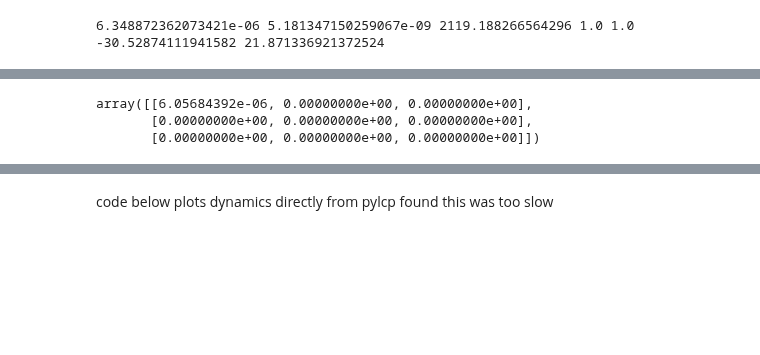
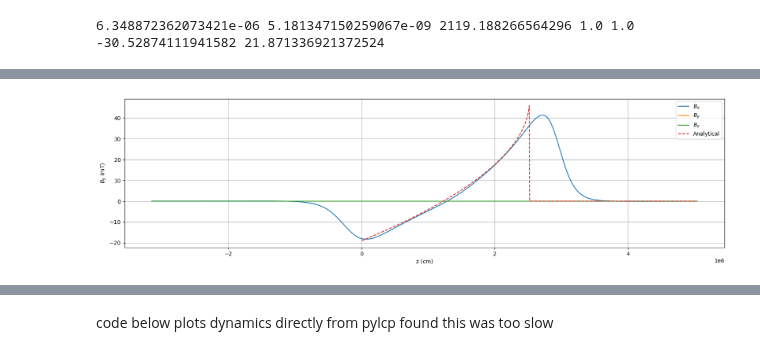
Before and after one commit to benfox4543/YB-zeeman-slower, a Jupyter notebook: zeeman slower_yb(fix after loosing good one).ipynb, the cells around one changed output, grey strips where cells are left out. Saved outputs shown, nothing was run; the diff lists cells and outputs as text; code cells hidden in the pictures; blank space fills up the shorter version.

```diff
--- a/zeeman slower_yb(fix after loosing good one).ipynb
+++ b/zeeman slower_yb(fix after loosing good one).ipynb
@@ -78,3 +155,28 @@ def mag(R,B_0,alpha,l):
+# %%
+z = np.linspace(-20,2*L,1000)/x0
+b_y = []
+b_z = []
+b_x = []
+for i in z:
+    b_x.append(zeeman_prof.getB([0,0,i*x0*10])[0])
+    b_y.append(zeeman_prof.getB([0,0,i*10*x0])[1])
+    b_z.append(zeeman_prof.getB([0,0,i*10*x0])[2])
+
+fig,ax = plt.subplots(1,1,figsize=(20,5))
+plt.plot(z,np.array(b_x)*1e3)
+plt.plot(z,np.array(b_y)*1e3)
+plt.plot(z,np.array(b_z)*1e3)
+#plt.yticks([-20,0,20,40])
+#plt.xticks([-0.1,0,0.1,0.2,0.3,0.4])
+plt.xlabel('z (cm)')
+plt.plot(x,np.array(magg)*1e3, '--')
+
+plt.ylabel('$B$ (mT)')
+plt.legend(['$B_x$','$B_y$','$B_z$','Analytical'])
+plt.ylabel('$B_y$ (mT)')
+plt.grid()
+# %% [output]
+[figure, added]
 # %%
 # Define the atomic Hamiltonian:
 H_g_D2, mu_q_g_D2 = pylcp.hamiltonians.hyperfine_coupled(
@@ -114,6 +217,0 @@ linGrad =  pylcp.magField(lambda R: mag(R,b_0,alpha,l))
-# %%
-linGrad.gradField()
-# %% [output]
-array([[6.05684392e-06, 0.00000000e+00, 0.00000000e+00],
-       [0.00000000e+00, 0.00000000e+00, 0.00000000e+00],
-       [0.00000000e+00, 0.00000000e+00, 0.00000000e+00]])
```
Also changed, not shown: parts of 18 cells of this notebook.
